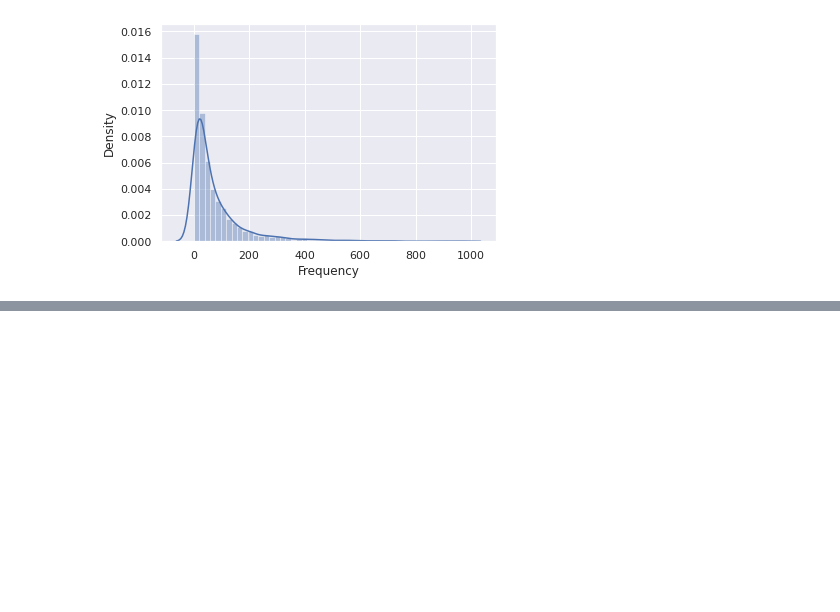
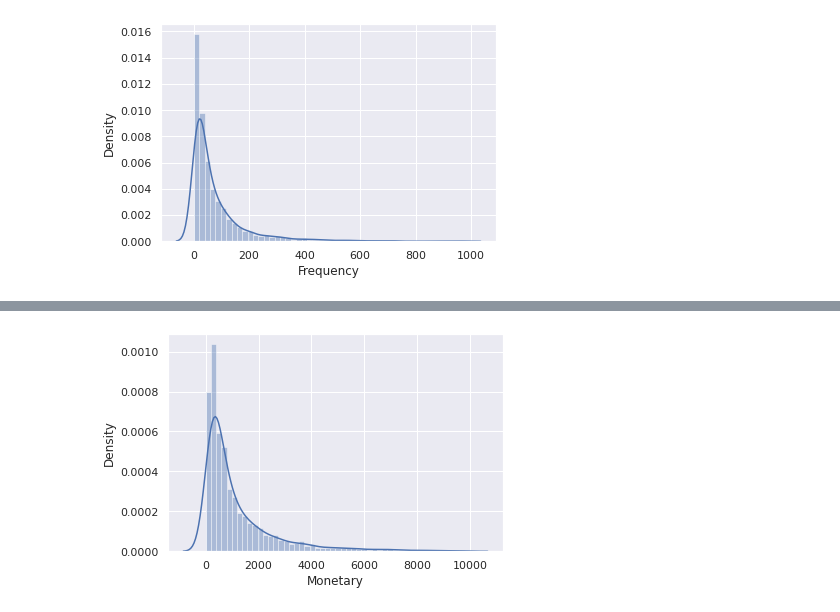
Before and after one commit to dsnnaveen/Online-Retail-Customer-Segementaion, a Jupyter notebook: Online_Retail_Customer_Segmentation_Capstone_Project.ipynb, the cells around one changed output, grey strips where cells are left out. Drawn from its saved outputs; the diff is of its cells as text; code cells hidden in the pictures; blank space fills up the shorter version.

```diff
--- a/Online_Retail_Customer_Segmentation_Capstone_Project.ipynb
+++ b/Online_Retail_Customer_Segmentation_Capstone_Project.ipynb
@@ -382,0 +416,7 @@ ax = sns.distplot(x)
+# %%
+#Monateray distribution plot, taking observations which have monetary value less than 10000
+x = RFMScores.query('Monetary < 10000')['Monetary']
+
+ax = sns.distplot(x)
+# %% [output]
+[figure, added]
```
Also changed, not shown: parts of 4 cells of this notebook.
